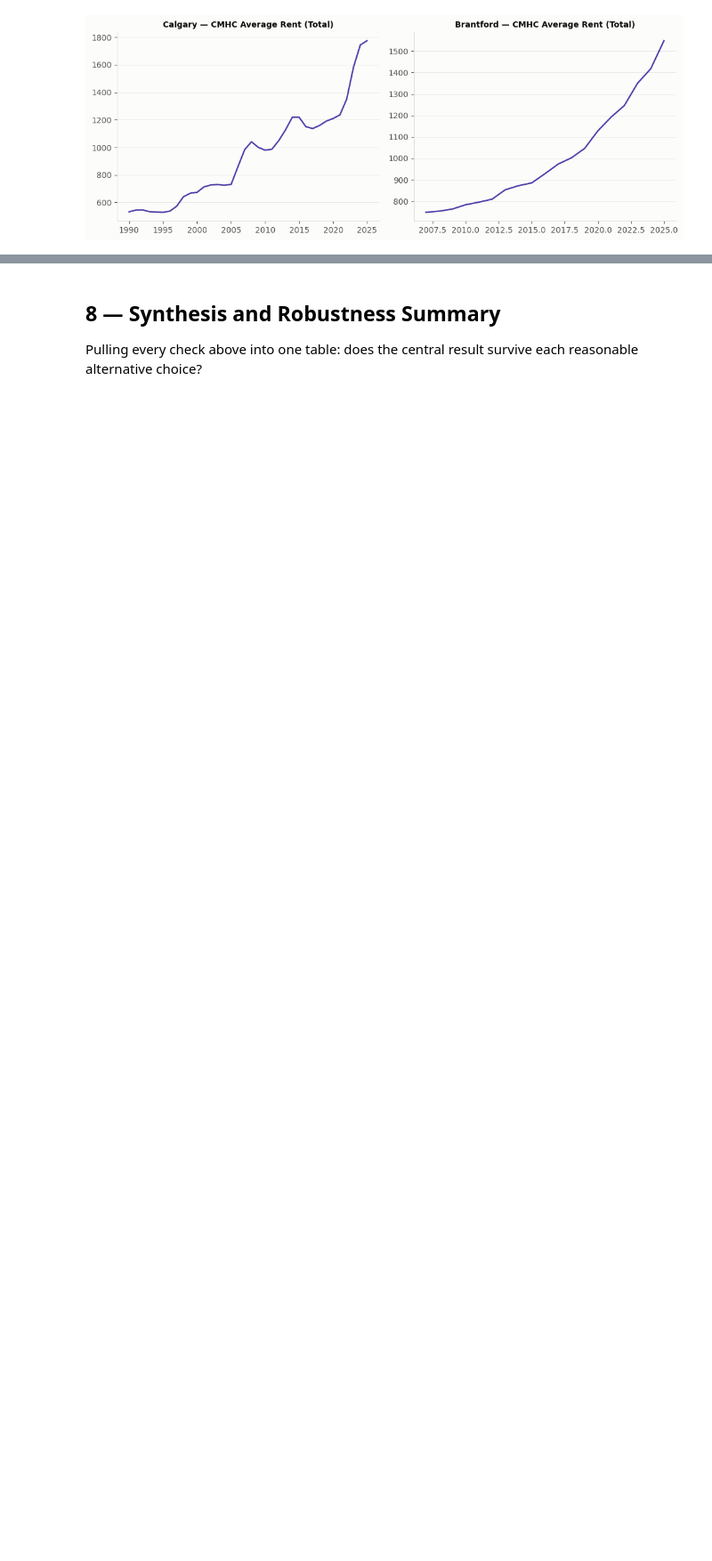
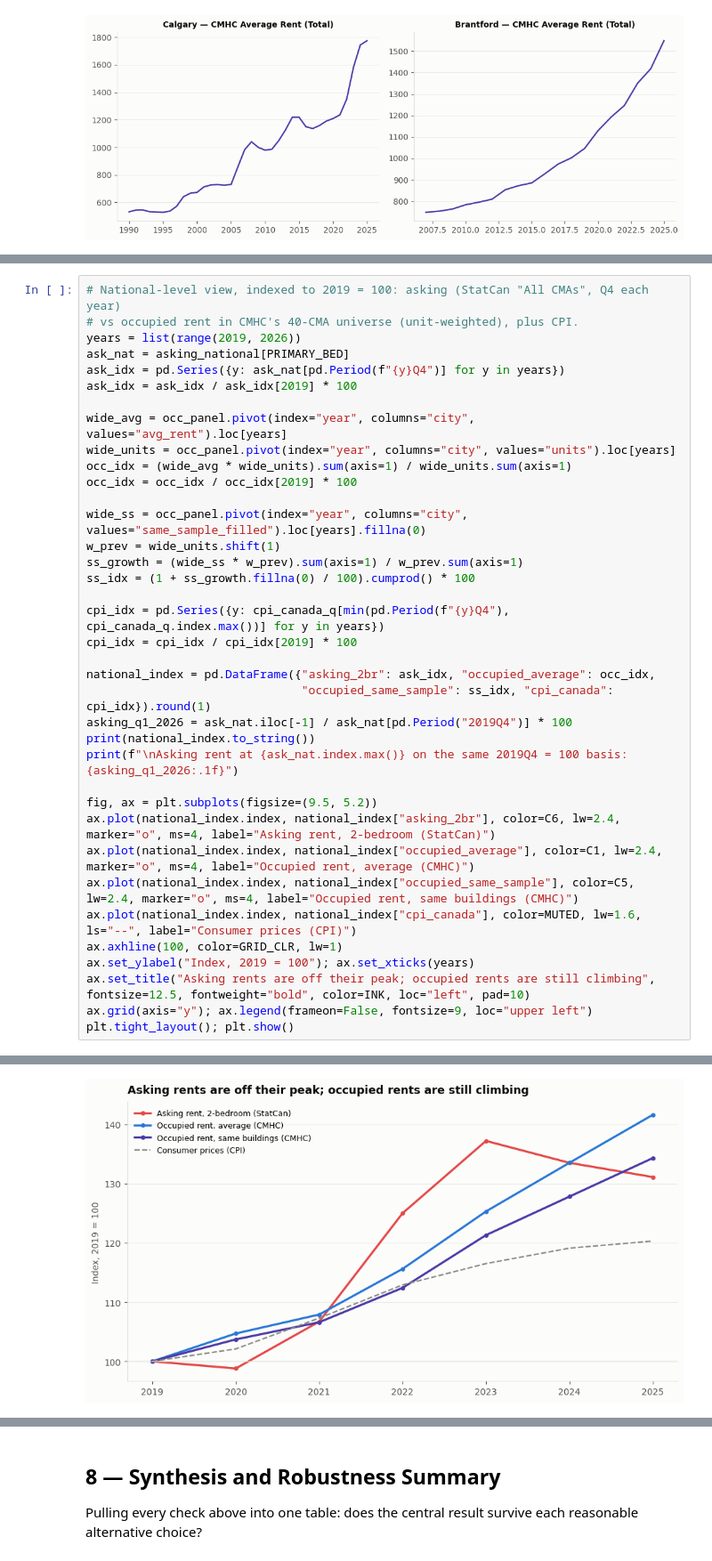
Before and after one commit to schoolofcities/renters, a Jupyter notebook: analysis/falling-rents/explore_falling_rents.ipynb, the cells around one changed output, grey strips where cells are left out. Shown at 89% size. Cells and saved outputs as stored; diff of their text form; blank space fills up the shorter version.

```diff
--- a/analysis/falling-rents/explore_falling_rents.ipynb
+++ b/analysis/falling-rents/explore_falling_rents.ipynb
@@ -1106,0 +1263,38 @@ plt.show()
+# %%
+# National-level view, indexed to 2019 = 100: asking (StatCan "All CMAs", Q4 each year)
+# vs occupied rent in CMHC's 40-CMA universe (unit-weighted), plus CPI.
+years = list(range(2019, 2026))
+ask_nat = asking_national[PRIMARY_BED]
+ask_idx = pd.Series({y: ask_nat[pd.Period(f"{y}Q4")] for y in years})
+ask_idx = ask_idx / ask_idx[2019] * 100
+
+wide_avg = occ_panel.pivot(index="year", columns="city", values="avg_rent").loc[years]
+wide_units = occ_panel.pivot(index="year", columns="city", values="units").loc[years]
+occ_idx = (wide_avg * wide_units).sum(axis=1) / wide_units.sum(axis=1)
+occ_idx = occ_idx / occ_idx[2019] * 100
+
+wide_ss = occ_panel.pivot(index="year", columns="city", values="same_sample_filled").loc[years].fillna(0)
+w_prev = wide_units.shift(1)
+ss_growth = (wide_ss * w_prev).sum(axis=1) / w_prev.sum(axis=1)
+ss_idx = (1 + ss_growth.fillna(0) / 100).cumprod() * 100
+
+cpi_idx = pd.Series({y: cpi_canada_q[min(pd.Period(f"{y}Q4"), cpi_canada_q.index.max())] for y in years})
+cpi_idx = cpi_idx / cpi_idx[2019] * 100
+
+national_index = pd.DataFrame({"asking_2br": ask_idx, "occupied_average": occ_idx,
+                               "occupied_same_sample": ss_idx, "cpi_canada": cpi_idx}).round(1)
+asking_q1_2026 = ask_nat.iloc[-1] / ask_nat[pd.Period("2019Q4")] * 100
+print(national_index.to_string())
+print(f"\nAsking rent at {ask_nat.index.max()} on the same 2019Q4 = 100 basis: {asking_q1_2026:.1f}")
+
+fig, ax = plt.subplots(figsize=(9.5, 5.2))
+ax.plot(national_index.index, national_index["asking_2br"], color=C6, lw=2.4, marker="o", ms=4, label="Asking rent, 2-bedroom (StatCan)")
+ax.plot(national_index.index, national_index["occupied_average"], color=C1, lw=2.4, marker="o", ms=4, label="Occupied rent, average (CMHC)")
+ax.plot(national_index.index, national_index["occupied_same_sample"], color=C5, lw=2.4, marker="o", ms=4, label="Occupied rent, same buildings (CMHC)")
+ax.plot(national_index.index, national_index["cpi_canada"], color=MUTED, lw=1.6, ls="--", label="Consumer prices (CPI)")
+ax.axhline(100, color=GRID_CLR, lw=1)
+ax.set_ylabel("Index, 2019 = 100"); ax.set_xticks(years)
+ax.set_title("Asking rents are off their peak; occupied rents are still climbing", fontsize=12.5, fontweight="bold", color=INK, loc="left", pad=10)
+ax.grid(axis="y"); ax.legend(frameon=False, fontsize=9, loc="upper left")
+plt.tight_layout(); plt.show()
+# %% [output]
@@ -1106,0 +1311 @@ plt.show()
+[figure, added]
```
Also changed, not shown: parts of 21 cells of this notebook, 8 other files.
